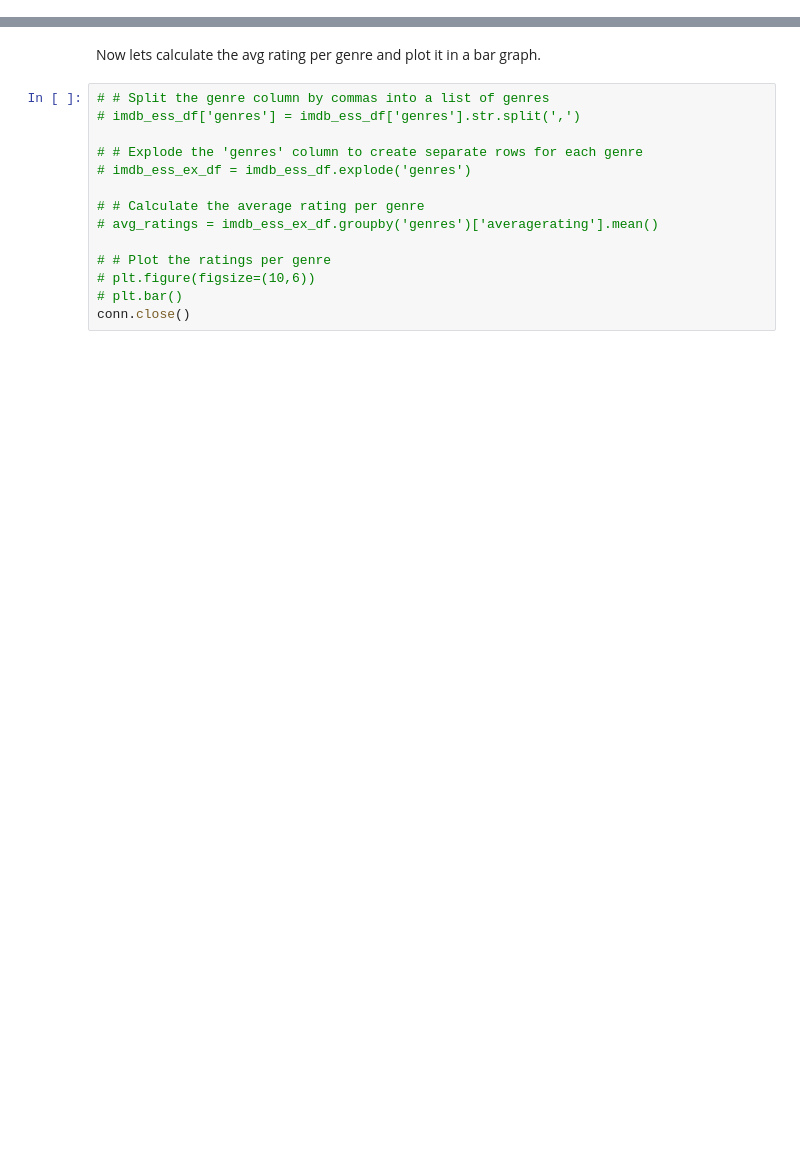
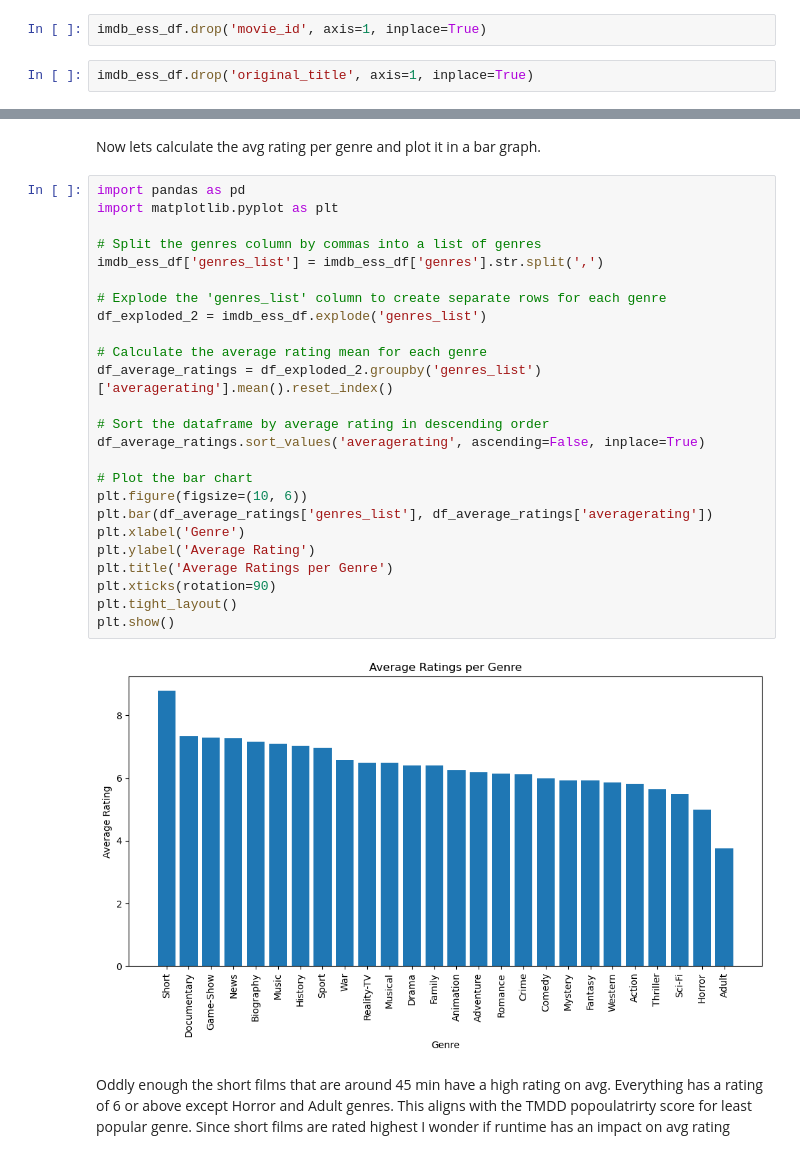
Before and after one commit to CrisThatOneCris/dsc-phase-1-project-v2-4, a Jupyter notebook: exploratory.ipynb, the cells around one changed output, grey strips where cells are left out. Saved outputs shown, nothing was run; the diff lists cells and outputs as text; blank space fills up the shorter version.

Commit message:
explored genre, runtime IMDB

```diff
--- a/exploratory.ipynb
+++ b/exploratory.ipynb
@@ -1029,3 +1029,7 @@ dtype: int64
 It seems that our genres has 804 null values. Since we have to work with this column we should drop those rows. We will save the drop for runtime since it might provide insight as to how long a movie should run based on avgrating
 # %%
 imdb_ess_df.dropna(subset=['genres'], inplace=True)
+# %%
+imdb_ess_df.drop('movie_id', axis=1, inplace=True)
+# %%
+imdb_ess_df.drop('original_title', axis=1, inplace=True)
@@ -1032,16 +1052,31 @@ imdb_ess_df.dropna(subset=['genres'], inplace=True)
 # %% [markdown]
 Now lets calculate the avg rating per genre and plot it in a bar graph.
 # %%
-# # Split the genre column by commas into a list of genres
-# imdb_ess_df['genres'] = imdb_ess_df['genres'].str.split(',')
+import pandas as pd
+import matplotlib.pyplot as plt
 
-# # Explode the 'genres' column to create separate rows for each genre
-# imdb_ess_ex_df = imdb_ess_df.explode('genres')
+# Split the genres column by commas into a list of genres
+imdb_ess_df['genres_list'] = imdb_ess_df['genres'].str.split(',')
 
-# # Calculate the average rating per genre
-# avg_ratings = imdb_ess_ex_df.groupby('genres')['averagerating'].mean()
+# Explode the 'genres_list' column to create separate rows for each genre
+df_exploded_2 = imdb_ess_df.explode('genres_list')
 
-# # Plot the ratings per genre
-# plt.figure(figsize=(10,6))
-# plt.bar()
-conn.close()
+# Calculate the average rating mean for each genre
+df_average_ratings = df_exploded_2.groupby('genres_list')['averagerating'].mean().reset_index()
+
+# Sort the dataframe by average rating in descending order
+df_average_ratings.sort_values('averagerating', ascending=False, inplace=True)
+
+# Plot the bar chart
+plt.figure(figsize=(10, 6))
+plt.bar(df_average_ratings['genres_list'], df_average_ratings['averagerating'])
+plt.xlabel('Genre')
+plt.ylabel('Average Rating')
+plt.title('Average Ratings per Genre')
+plt.xticks(rotation=90)
+plt.tight_layout()
+plt.show()
+# %% [output]
+[figure, added]
+# %% [markdown]
+Oddly enough the short films that are around 45 min have a high rating on avg. Everything has a rating of 6 or above except Horror and Adult genres. This aligns with the TMDD popoulatrirty score for least popular genre. Since short films are rated highest I wonder if runtime has an impact on avg rating
```
Also changed, not shown: parts of 14 cells of this notebook.
